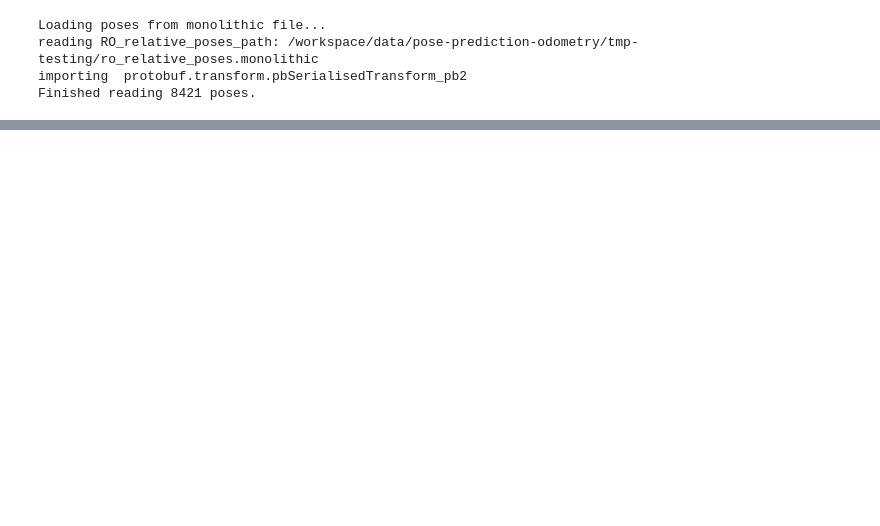
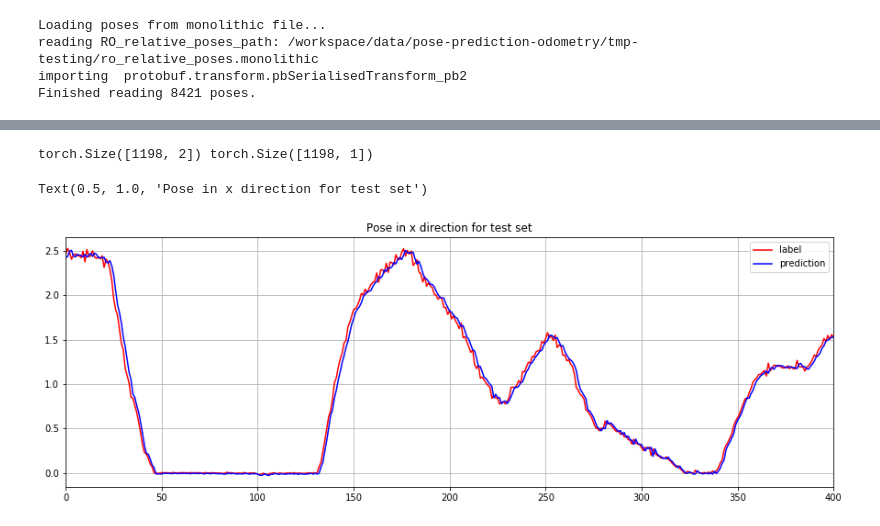
Before and after one commit to roberto-aldera/pose-prediction, a Jupyter notebook: scripts/predict_x_from_xm1.ipynb, the cells around one changed output, grey strips where cells are left out. Saved outputs shown, nothing was run; the diff lists cells and outputs as text; code cells hidden in the pictures; blank space fills up the shorter version.

```diff
--- a/scripts/predict_x_from_xm1.ipynb
+++ b/scripts/predict_x_from_xm1.ipynb
@@ -49,6 +49,11 @@ for i in range(len(train_RO_timestamps)):
     t_x_data[i] = train_RO_se3s[i][0,3]
     t_y_data[i] = train_RO_se3s[i][1,3]
     t_theta_data[i] = np.arccos(train_RO_se3s[i][0,0])
+
+test_t_x_data = np.zeros(len(test_RO_timestamps))
+
+for i in range(len(test_RO_timestamps)):
+    test_t_x_data[i] = test_RO_se3s[i][0,3]
 # %%
 num_features = 1
 num_frames = 2
@@ -242,0 +314,24 @@ Text(0.5, 1.0, 'Pose in x direction')
+# %%
+test_data_loader = DataLoader(dataset=test_ds,
+                                     batch_size=len(test_ds),
+                                     shuffle=False,
+                                     num_workers=1)
+
+batch_x, batch_y = next(iter(test_data_loader))
+prediction = model(batch_x).data
+print(batch_x.shape, batch_y.shape)
+
+rescaled_gt = batch_y*dim1_data.std() + dim1_data.mean()
+rescaled_prediction = prediction*dim1_data.std() + dim1_data.mean()
+
+plt.figure(figsize=(15,5))
+plt.plot(rescaled_gt,'r',label="label")
+plt.plot(rescaled_prediction,'b',label="prediction")
+plt.grid()
+plt.legend()
+plt.xlim(0,400)
+plt.title("Pose in x direction for test set")
+# %% [output]
+torch.Size([1198, 2]) torch.Size([1198, 1])
+Text(0.5, 1.0, 'Pose in x direction for test set')
+[figure, added]
```
Also changed, not shown: parts of 8 cells of this notebook, 6 other files.
